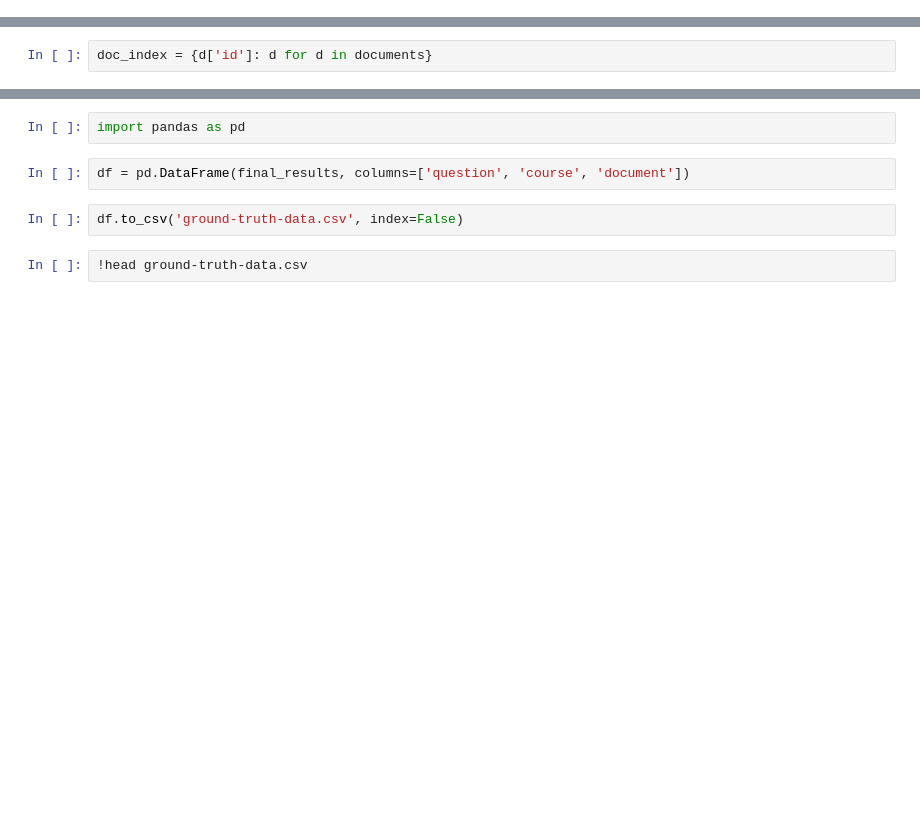
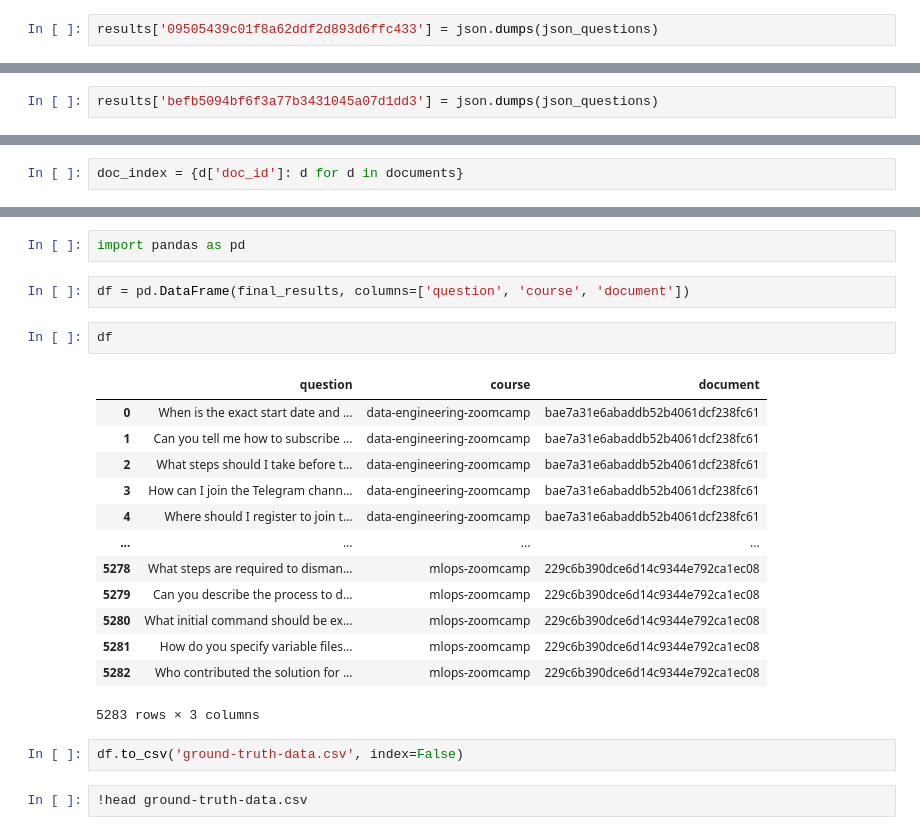
Before and after one commit to Yauheni-Khvainitski/llm-zoomcamp, a Jupyter notebook: jupiter_notebooks/ground-truth-data.ipynb, the cells around one changed output, grey strips where cells are left out. Saved outputs shown, nothing was run; the diff lists cells and outputs as text; blank space fills up the shorter version.

```diff
--- a/jupiter_notebooks/ground-truth-data.ipynb
+++ b/jupiter_notebooks/ground-truth-data.ipynb
@@ -198,0 +168,2 @@ parsed_resulst = {}
+# %%
+results['09505439c01f8a62ddf2d893d6ffc433'] = json.dumps(json_questions)
@@ -198,0 +192,2 @@ parsed_resulst = {}
+# %%
+results['befb5094bf6f3a77b3431045a07d1dd3'] = json.dumps(json_questions)
@@ -199,2 +203,2 @@ parsed_resulst = {}
 # %%
-doc_index = {d['id']: d for d in documents}
+doc_index = {d['doc_id']: d for d in documents}
@@ -209,6 +237,22 @@ for doc_id, questions in parsed_resulst.items():
 import pandas as pd
 # %%
 df = pd.DataFrame(final_results, columns=['question', 'course', 'document'])
+# %%
+df
+# %% [output]
+|  | question | course | document |
+| 0 | When is the exact start date and ... | data-engineering-zoomcamp | bae7a31e6abaddb52b4061dcf238fc61 |
+| 1 | Can you tell me how to subscribe ... | data-engineering-zoomcamp | bae7a31e6abaddb52b4061dcf238fc61 |
+| 2 | What steps should I take before t... | data-engineering-zoomcamp | bae7a31e6abaddb52b4061dcf238fc61 |
+| 3 | How can I join the Telegram chann... | data-engineering-zoomcamp | bae7a31e6abaddb52b4061dcf238fc61 |
+| 4 | Where should I register to join t... | data-engineering-zoomcamp | bae7a31e6abaddb52b4061dcf238fc61 |
+| ... | ... | ... | ... |
+| 5278 | What steps are required to disman... | mlops-zoomcamp | 229c6b390dce6d14c9344e792ca1ec08 |
+| 5279 | Can you describe the process to d... | mlops-zoomcamp | 229c6b390dce6d14c9344e792ca1ec08 |
+| 5280 | What initial command should be ex... | mlops-zoomcamp | 229c6b390dce6d14c9344e792ca1ec08 |
+| 5281 | How do you specify variable files... | mlops-zoomcamp | 229c6b390dce6d14c9344e792ca1ec08 |
+| 5282 | Who contributed the solution for ... | mlops-zoomcamp | 229c6b390dce6d14c9344e792ca1ec08 |
+5283 rows × 3 columns
 # %%
 df.to_csv('ground-truth-data.csv', index=False)
 # %%
```
Also changed, not shown: parts of 11 cells of this notebook, 5 other files.
